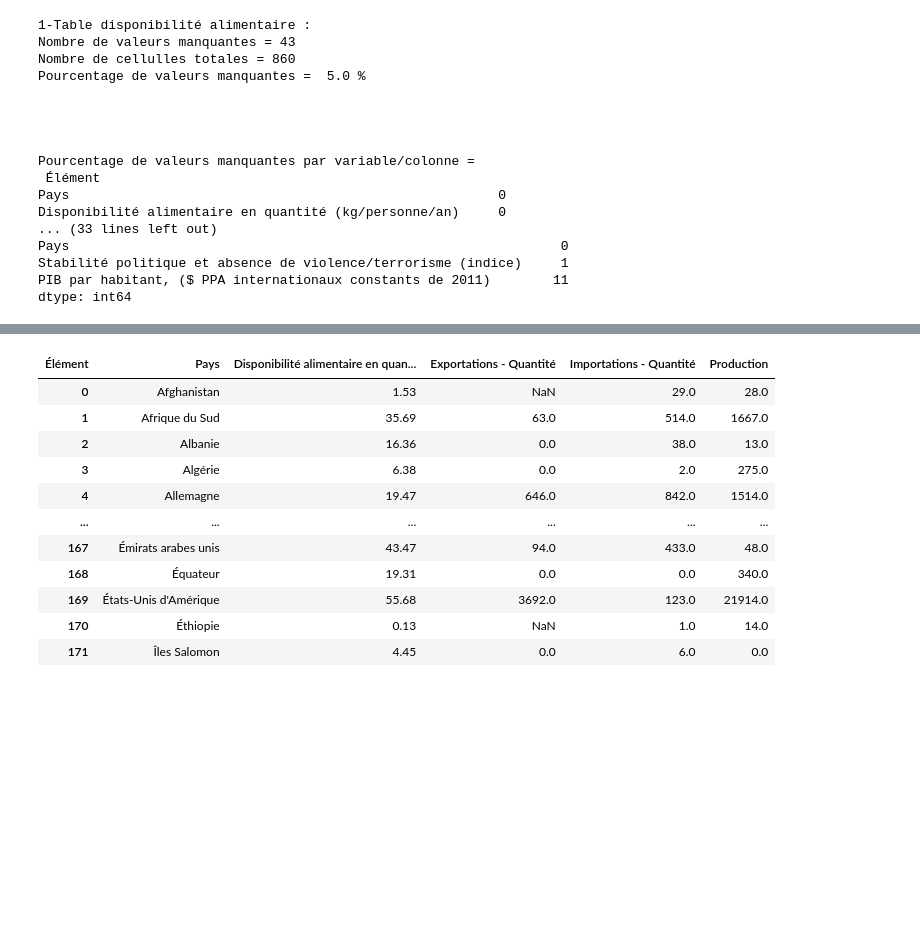
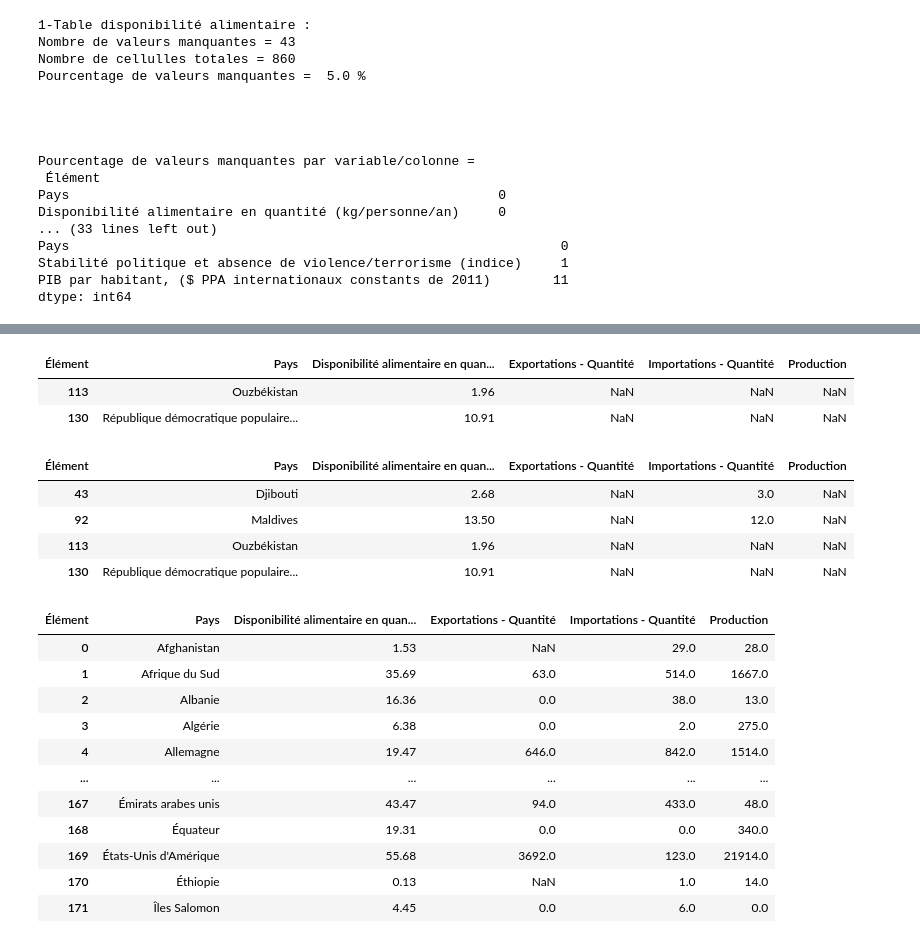
Before and after one commit to Randasabag/Etude-de-march-de-la-poule-qui-chante-avec-Python, a Jupyter notebook: projet9.ipynb, the cells around one changed output, grey strips where cells are left out. Drawn from its saved outputs; the diff is of its cells as text; code cells hidden in the pictures; blank space fills up the shorter version.

```diff
--- a/projet9.ipynb
+++ b/projet9.ipynb
@@ -327,3 +294,17 @@ df_dispovol[df_dispovol['Exportations - Quantité'].isna()]
+# %%
+df_dispovol[df_dispovol['Importations - Quantité'].isna()]
+# %% [output]
+| Élément | Pays | Disponibilité alimentaire en quan... | Exportations - Quantité | Importations - Quantité | Production |
+| 113 | Ouzbékistan | 1.96 | NaN | NaN | NaN |
+| 130 | République démocratique populaire... | 10.91 | NaN | NaN | NaN |
+# %%
+df_dispovol[df_dispovol['Production'].isna()]
+# %% [output]
+| Élément | Pays | Disponibilité alimentaire en quan... | Exportations - Quantité | Importations - Quantité | Production |
+| 43 | Djibouti | 2.68 | NaN | 3.0 | NaN |
+| 92 | Maldives | 13.50 | NaN | 12.0 | NaN |
+| 113 | Ouzbékistan | 1.96 | NaN | NaN | NaN |
+| 130 | République démocratique populaire... | 10.91 | NaN | NaN | NaN |
 # %%
 df_dispovol
 # %% [output]
```
Also changed, not shown: parts of 2 cells of this notebook.
